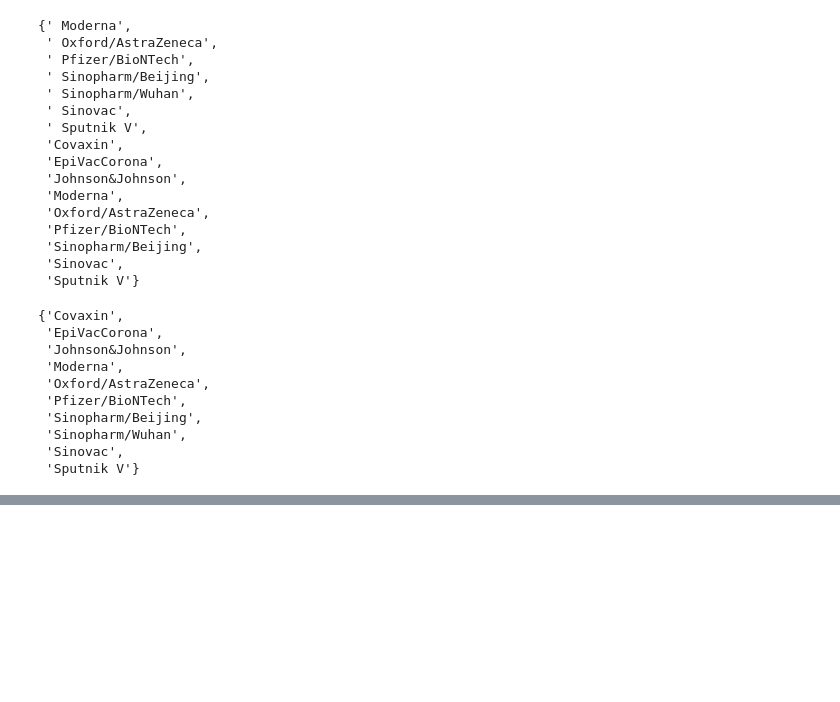
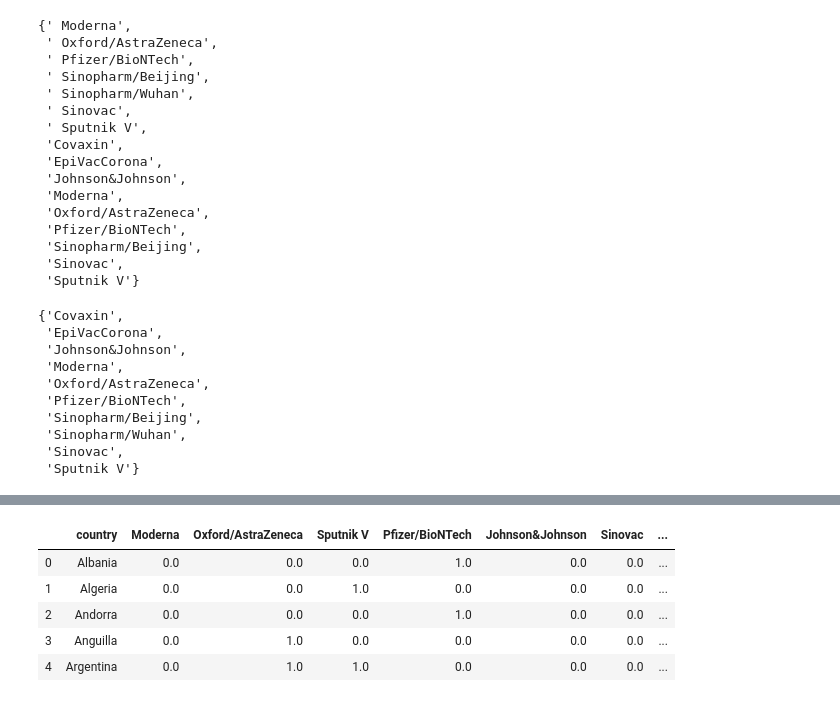
Before and after one commit to kamilaurbanczyk/covid_vaccinations_data_analysis, a Jupyter notebook: Covid vaccinations data analysis.ipynb, the cells around one changed output, grey strips where cells are left out. Saved outputs shown, nothing was run; the diff lists cells and outputs as text; code cells hidden in the pictures; blank space fills up the shorter version.

```diff
--- a/Covid vaccinations data analysis.ipynb
+++ b/Covid vaccinations data analysis.ipynb
@@ -365,0 +385,18 @@ vaccines_data
+# %%
+vaccines_data = (
+    vaccines_data
+    .groupby(['country', 'Moderna', 'Oxford/AstraZeneca', 'Sputnik V', 'Pfizer/BioNTech', 'Johnson&Johnson','Sinovac','Sinopharm/Wuhan','Covaxin','EpiVacCorona', 'Sinopharm/Beijing'  ])
+    [['daily_vaccinations']]
+    .mean()
+    .rename(columns={'daily_vaccinations': 'mean_daily_vaccinations'})
+    .reset_index()
+)
+# %%
+vaccines_data.head()
+# %% [output]
+|  | country | Moderna | Oxford/AstraZeneca | Sputnik V | Pfizer/BioNTech | Johnson&Johnson | Sinovac | ... |
+| 0 | Albania | 0.0 | 0.0 | 0.0 | 1.0 | 0.0 | 0.0 | ... |
+| 1 | Algeria | 0.0 | 0.0 | 1.0 | 0.0 | 0.0 | 0.0 | ... |
+| 2 | Andorra | 0.0 | 0.0 | 0.0 | 1.0 | 0.0 | 0.0 | ... |
+| 3 | Anguilla | 0.0 | 1.0 | 0.0 | 0.0 | 0.0 | 0.0 | ... |
+| 4 | Argentina | 0.0 | 1.0 | 1.0 | 0.0 | 0.0 | 0.0 | ... |
```
Also changed, not shown: parts of 6 cells of this notebook, 2 other files.
